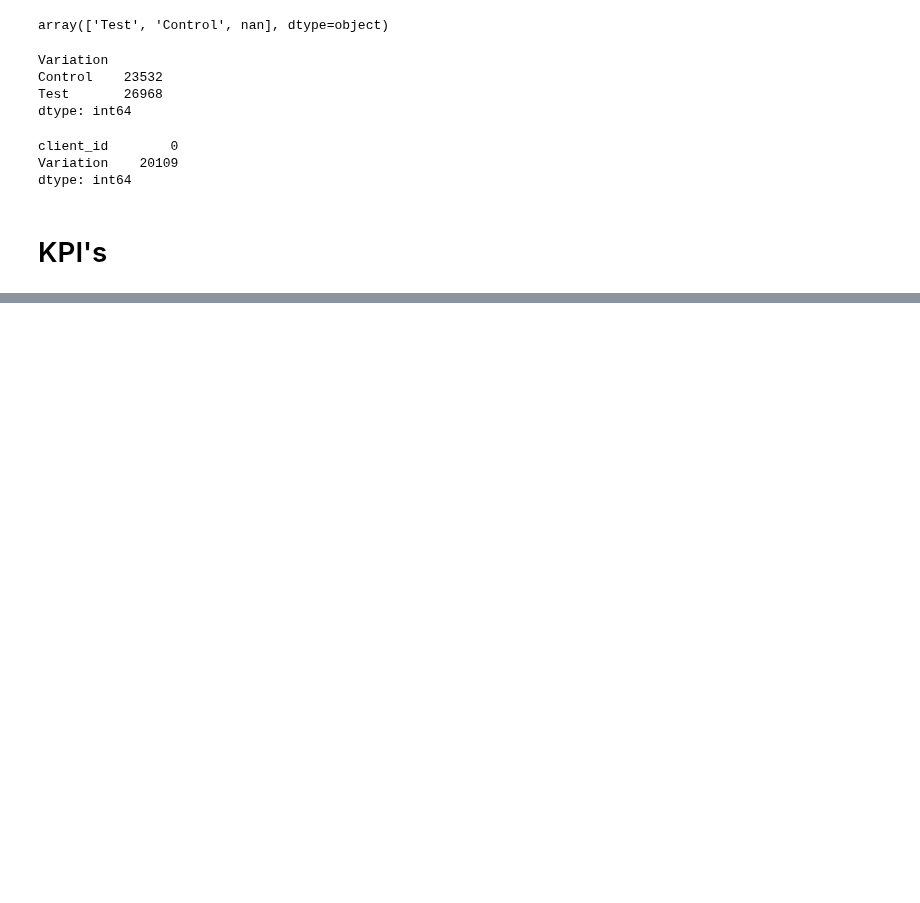
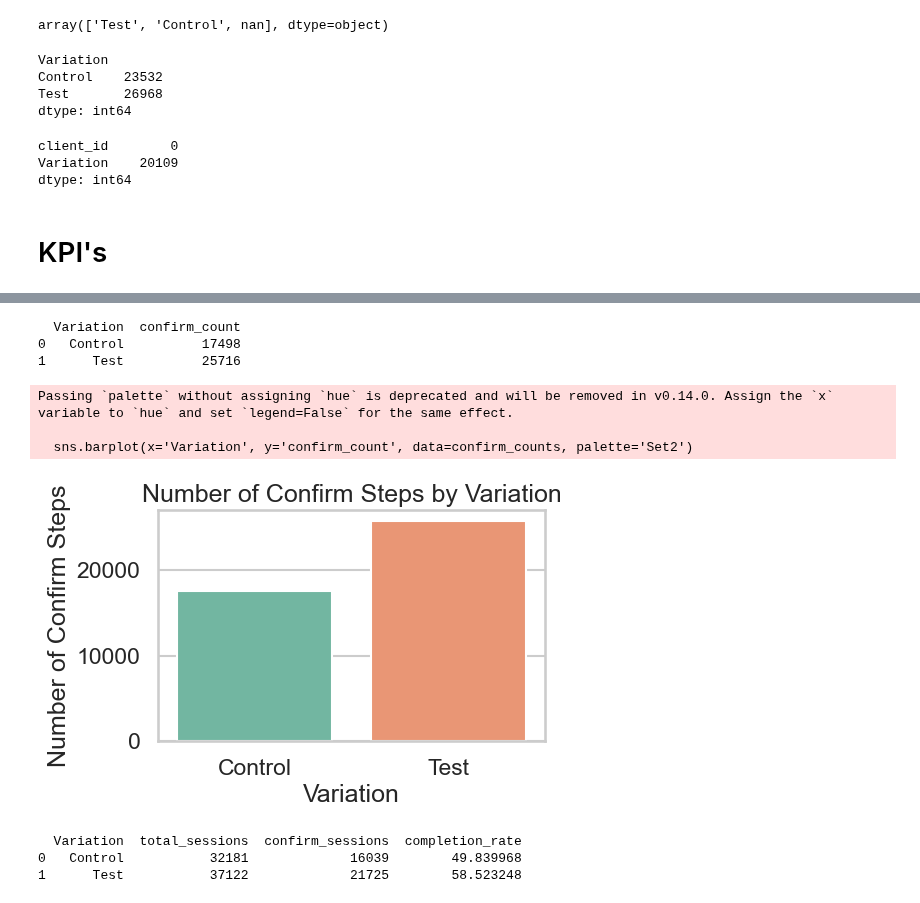
Before and after one commit to Josepdmo/PROJECT2, a Jupyter notebook: EXPLORATORY.ipynb, the cells around one changed output, grey strips where cells are left out. Saved outputs shown, nothing was run; the diff lists cells and outputs as text; code cells hidden in the pictures; blank space fills up the shorter version.

Commit message:
KPI_completion_rate

```diff
--- a/EXPLORATORY.ipynb
+++ b/EXPLORATORY.ipynb
@@ -425,0 +468,4 @@ dtype: int64
+# %%
+#merge the dataframes
+df_final_clients = pd.merge(df_final_demo, df, df on="client_id", how='inner')
+df_final_clients
@@ -425,0 +486,3 @@ dtype: int64
+# %%
+df_final_final_clients = pd.merge(df_final_clients, df_final_experiment_clients, on="client_id", how='inner')
+df_final_final_clients
@@ -425,0 +503,26 @@ dtype: int64
+# %%
+# Filter the data to only include rows where process_step = "confirm"
+confirm_rows = df_final_final_clients[df_final_final_clients['process_step'] == 'confirm']
+
+# Group by variation and count confirm steps in each group
+confirm_counts = confirm_rows.groupby('Variation').size().reset_index(name='confirm_count')
+
+# Display the result
+print(confirm_counts)
+# %% [output]
+  Variation  confirm_count
+0   Control          17498
+1      Test          25716
+# %%
+#bar chart
+plt.figure(figsize=(5, 3))
+sns.barplot(x='Variation', y='confirm_count', data=confirm_counts, palette='Set2')
+plt.title('Number of Confirm Steps by Variation')
+plt.xlabel('Variation')
+plt.ylabel('Number of Confirm Steps')
+plt.show()
+# %% [output]
+Passing `palette` without assigning `hue` is deprecated and will be removed in v0.14.0. Assign the `x` variable to `hue` and set `legend=False` for the same effect.
+
+  sns.barplot(x='Variation', y='confirm_count', data=confirm_counts, palette='Set2')
+[figure, added]
@@ -425,0 +544,6 @@ dtype: int64
+# %%
+print(completion_data)
+# %% [output]
+  Variation  total_sessions  confirm_sessions  completion_rate
+0   Control           32181             16039        49.839968
+1      Test           37122             21725        58.523248
```
Also changed, not shown: parts of 9 cells of this notebook.
